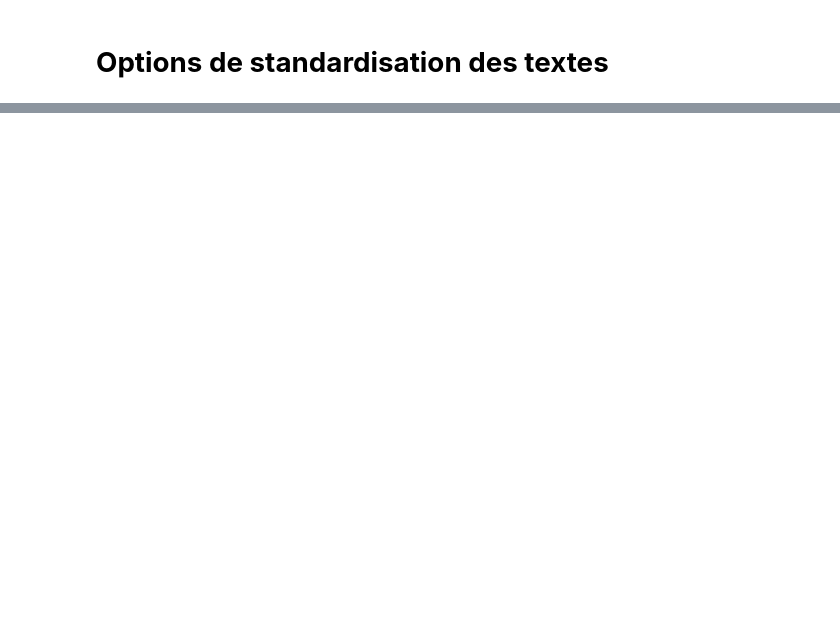
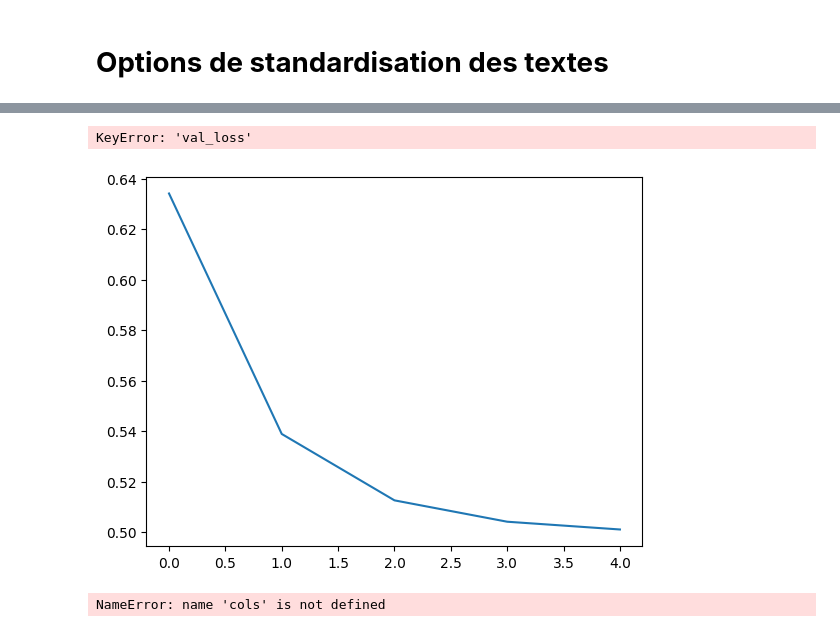
Before and after one commit to Hedredo/dagshub_p7, a Jupyter notebook: notebooks/modelisation.ipynb, the cells around one changed output, grey strips where cells are left out. Saved outputs shown, nothing was run; the diff lists cells and outputs as text; code cells hidden in the pictures; blank space fills up the shorter version.

```diff
--- a/notebooks/modelisation.ipynb
+++ b/notebooks/modelisation.ipynb
@@ -366,0 +581,12 @@ ValueError: in user code:
+# %%
+model = tf.keras.Sequential(
+    [
+        tf.keras.layers.Embedding(max_features, embedding_dim),
+        tf.keras.layers.Dropout(0.2),
+        tf.keras.layers.GlobalAveragePooling1D(),
+        tf.keras.layers.Dropout(0.2),
+        tf.keras.layers.Dense(1, activation="sigmoid"),
+    ]
+)
+
+model.summary()
@@ -366,0 +614,24 @@ ValueError: in user code:
+# %%
+model.compile(
+    loss=tf.losses.BinaryCrossentropy(),
+    optimizer="adam",
+    metrics=[tf.metrics.BinaryAccuracy(threshold=0.5)],
+)
+# %%
+# Define callbacks
+callbacks = [
+    tf.keras.callbacks.EarlyStopping(monitor="val_loss", mode="min", patience=2),
+    tf.keras.callbacks.ModelCheckpoint(
+        filepath=f"../weights/{col_name}_model.h5",
+        monitor="val_loss",
+        save_best_only=True,
+    ),
+]
+# %%
+epochs = 10
+history = model.fit(
+    train_ds,
+    validation_data=val_ds,
+    epochs=epochs,
+    callbacks=callbacks,
+)
@@ -366,0 +661,14 @@ ValueError: in user code:
+# %%
+plt.plot(history.history["loss"], label="Training Loss")
+plt.plot(history.history["val_loss"], label="Validation Loss")
+plt.xlabel("Epochs")
+plt.ylabel("Loss")
+plt.legend()
+plt.show()
+# %% [output]
+KeyError: 'val_loss'
+[figure, added]
+# %%
+cols
+# %% [output]
+NameError: name 'cols' is not defined
```
Also changed, not shown: parts of 50 cells of this notebook, 1 other file.
